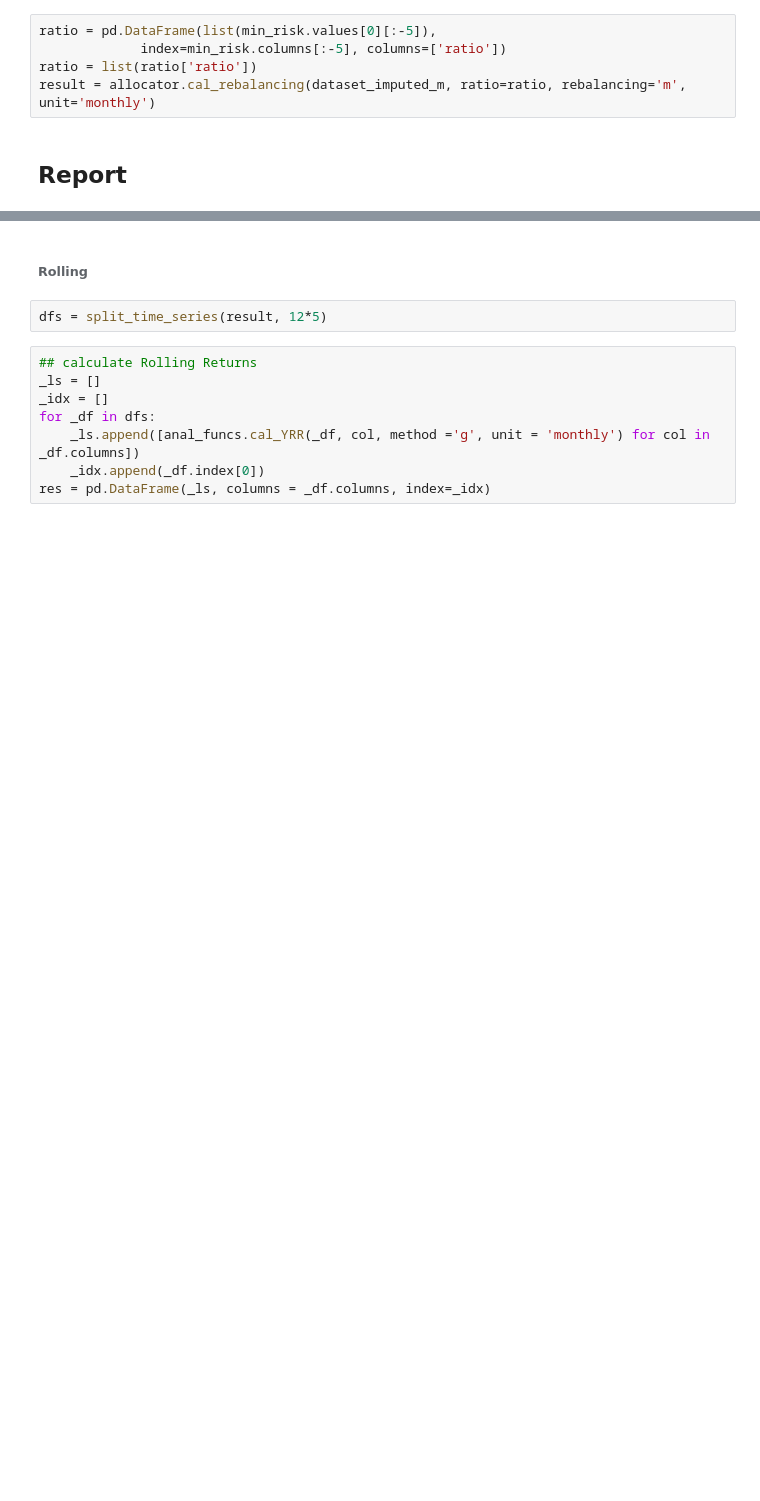
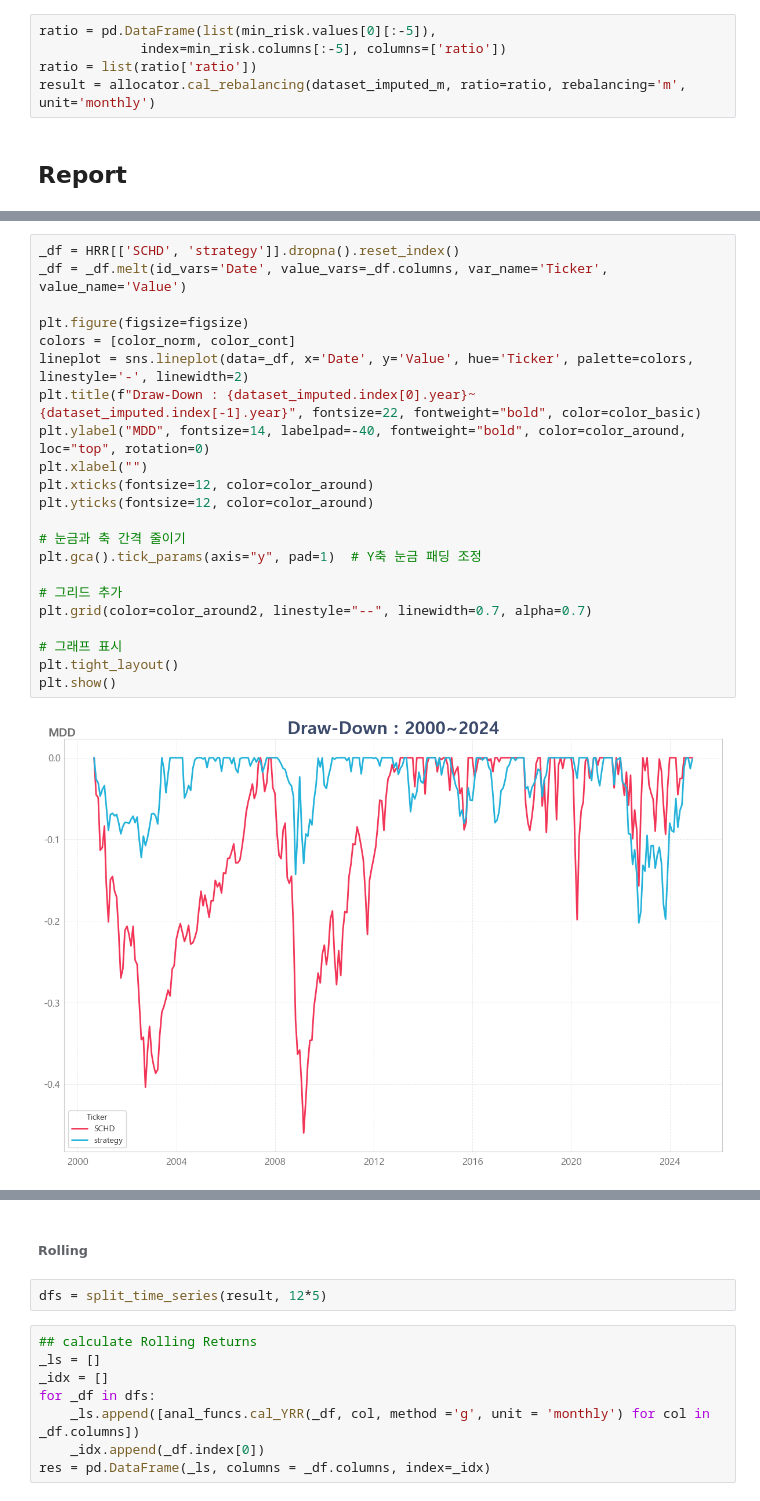
Before and after one commit to sdjhs0327/ws_fn, a Jupyter notebook: strategy/00_02_AWP.ipynb, the cells around one changed output, grey strips where cells are left out. Saved outputs shown, nothing was run; the diff lists cells and outputs as text; blank space fills up the shorter version.

```diff
--- a/strategy/00_02_AWP.ipynb
+++ b/strategy/00_02_AWP.ipynb
@@ -407,0 +410,24 @@ MDD
+# %%
+_df = HRR[['SCHD', 'strategy']].dropna().reset_index()
+_df = _df.melt(id_vars='Date', value_vars=_df.columns, var_name='Ticker', value_name='Value')
+
+plt.figure(figsize=figsize)
+colors = [color_norm, color_cont]
+lineplot = sns.lineplot(data=_df, x='Date', y='Value', hue='Ticker', palette=colors, linestyle='-', linewidth=2)
+plt.title(f"Draw-Down : {dataset_imputed.index[0].year}~{dataset_imputed.index[-1].year}", fontsize=22, fontweight="bold", color=color_basic)
+plt.ylabel("MDD", fontsize=14, labelpad=-40, fontweight="bold", color=color_around, loc="top", rotation=0)
+plt.xlabel("")
+plt.xticks(fontsize=12, color=color_around)
+plt.yticks(fontsize=12, color=color_around)
+
+# 눈금과 축 간격 줄이기
+plt.gca().tick_params(axis="y", pad=1)  # Y축 눈금 패딩 조정
+
+# 그리드 추가
+plt.grid(color=color_around2, linestyle="--", linewidth=0.7, alpha=0.7)
+
+# 그래프 표시
+plt.tight_layout()
+plt.show()
+# %% [output]
+[figure, added]
```
Also changed, not shown: parts of 12 cells of this notebook.
